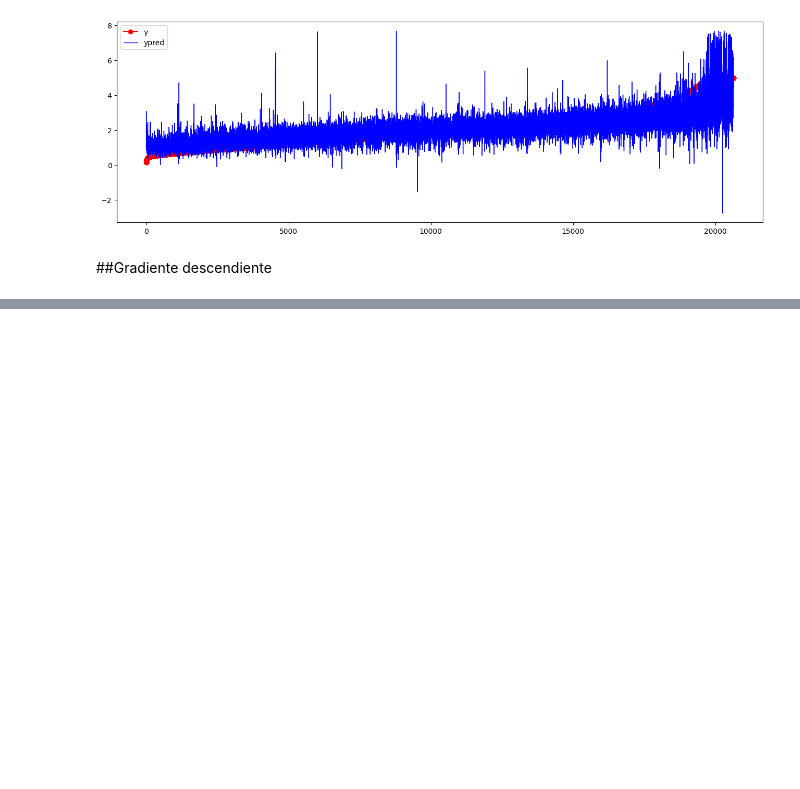
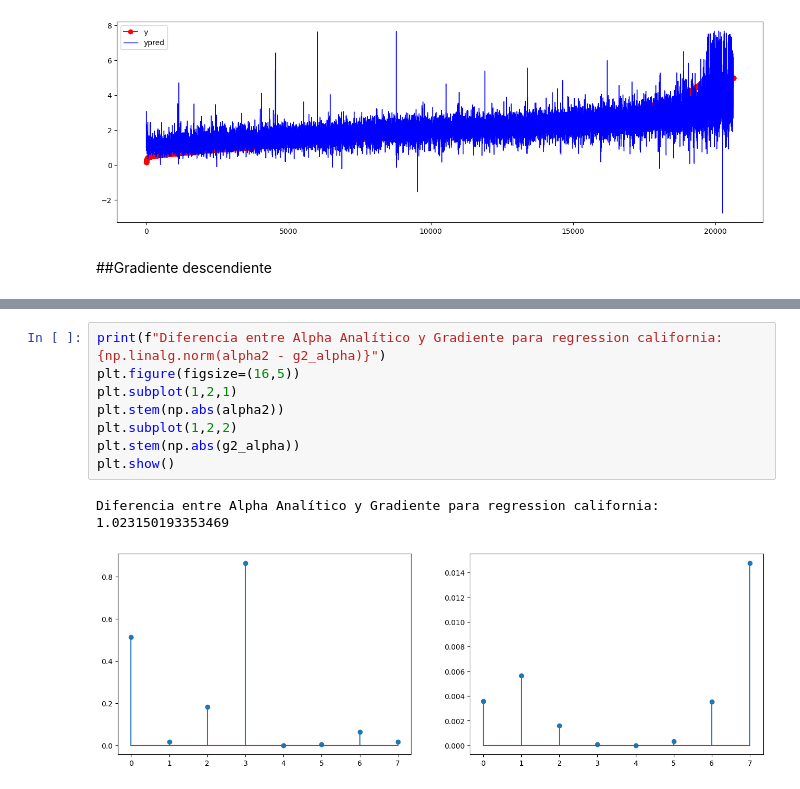
Before and after one commit to FelipeFerAl/TAM-2025-2, a Jupyter notebook: ClassExercises/TAM110925.ipynb, the cells around one changed output, grey strips where cells are left out. Drawn from its saved outputs; the diff is of its cells as text; blank space fills up the shorter version.

```diff
--- a/ClassExercises/TAM110925.ipynb
+++ b/ClassExercises/TAM110925.ipynb
@@ -114,0 +121,11 @@ print(g2_alphas)
+# %%
+print(f"Diferencia entre Alpha Analítico y Gradiente para regression california: {np.linalg.norm(alpha2 - g2_alpha)}")
+plt.figure(figsize=(16,5))
+plt.subplot(1,2,1)
+plt.stem(np.abs(alpha2))
+plt.subplot(1,2,2)
+plt.stem(np.abs(g2_alpha))
+plt.show()
+# %% [output]
+Diferencia entre Alpha Analítico y Gradiente para regression california: 1.023150193353469
+[figure, added]
```
Also changed, not shown: parts of 3 cells of this notebook.
